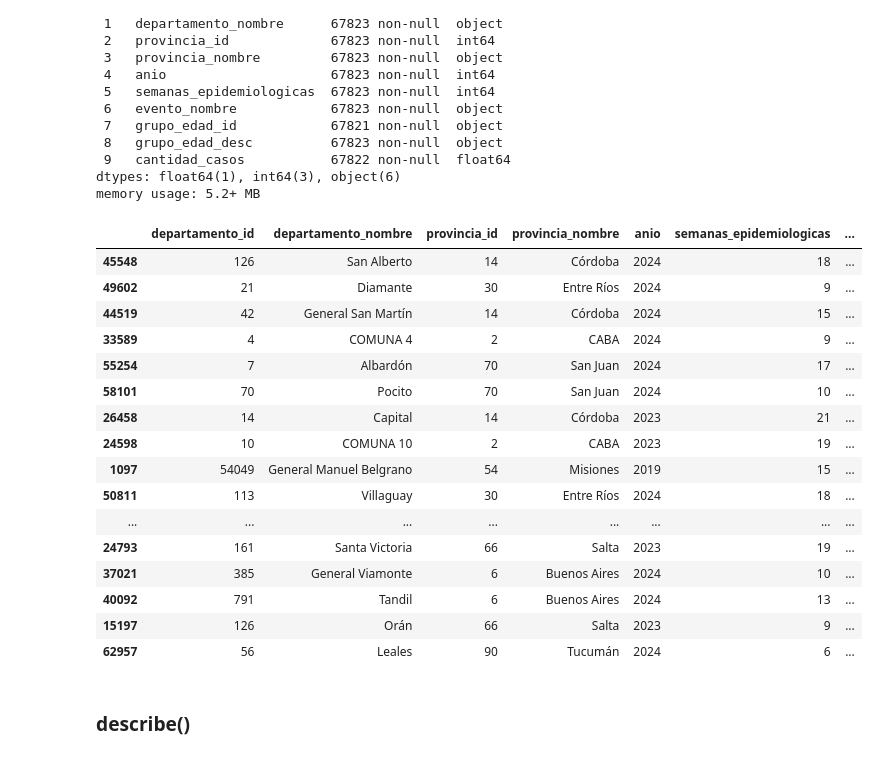
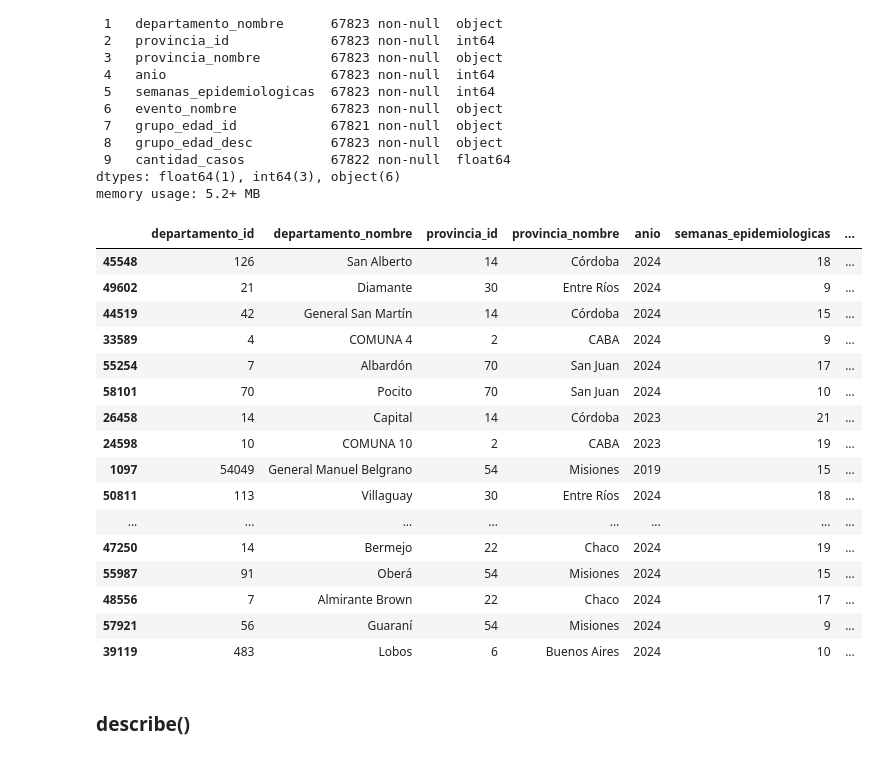
Before and after one commit to migue212852/SistemaSalud, a Jupyter notebook: Análisis_Casos_de_Dengue_en_Arg.ipynb, the cells around one changed output. Saved outputs shown, nothing was run; the diff lists cells and outputs as text; code cells hidden in the pictures.

```diff
--- a/Análisis_Casos_de_Dengue_en_Arg.ipynb
+++ b/Análisis_Casos_de_Dengue_en_Arg.ipynb
@@ -148,28 +148,28 @@ dtypes: float64(1), int64(3), object(6)
 memory usage: 5.2+ MB
 # %%
 # Obtener una muestra aleatoria de 100 filas
-sample_df = df.sample(n=30, random_state=42)  # random_state para reproducibilidad
+sample_df = df.sample(n=20, random_state=42)  # random_state para reproducibilidad
 
 # Imprimir la muestra en pantalla
 display(sample_df)
 # %% [output]
 |  | departamento_id | departamento_nombre | provincia_id | provincia_nombre | anio | semanas_epidemiologicas | ... |
 | 45548 | 126 | San Alberto | 14 | Córdoba | 2024 | 18 | ... |
 | 49602 | 21 | Diamante | 30 | Entre Ríos | 2024 | 9 | ... |
 | 44519 | 42 | General San Martín | 14 | Córdoba | 2024 | 15 | ... |
 | 33589 | 4 | COMUNA 4 | 2 | CABA | 2024 | 9 | ... |
 | 55254 | 7 | Albardón | 70 | San Juan | 2024 | 17 | ... |
 | 58101 | 70 | Pocito | 70 | San Juan | 2024 | 10 | ... |
 | 26458 | 14 | Capital | 14 | Córdoba | 2023 | 21 | ... |
 | 24598 | 10 | COMUNA 10 | 2 | CABA | 2023 | 19 | ... |
 | 1097 | 54049 | General Manuel Belgrano | 54 | Misiones | 2019 | 15 | ... |
 | 50811 | 113 | Villaguay | 30 | Entre Ríos | 2024 | 18 | ... |
 | ... | ... | ... | ... | ... | ... | ... | ... |
-| 24793 | 161 | Santa Victoria | 66 | Salta | 2023 | 19 | ... |
-| 37021 | 385 | General Viamonte | 6 | Buenos Aires | 2024 | 10 | ... |
-| 40092 | 791 | Tandil | 6 | Buenos Aires | 2024 | 13 | ... |
-| 15197 | 126 | Orán | 66 | Salta | 2023 | 9 | ... |
-| 62957 | 56 | Leales | 90 | Tucumán | 2024 | 6 | ... |
+| 47250 | 14 | Bermejo | 22 | Chaco | 2024 | 19 | ... |
+| 55987 | 91 | Oberá | 54 | Misiones | 2024 | 15 | ... |
+| 48556 | 7 | Almirante Brown | 22 | Chaco | 2024 | 17 | ... |
+| 57921 | 56 | Guaraní | 54 | Misiones | 2024 | 9 | ... |
+| 39119 | 483 | Lobos | 6 | Buenos Aires | 2024 | 10 | ... |
 # %% [markdown]
 ### describe()
 # %%
```
Also changed, not shown: parts of 3 cells of this notebook.
